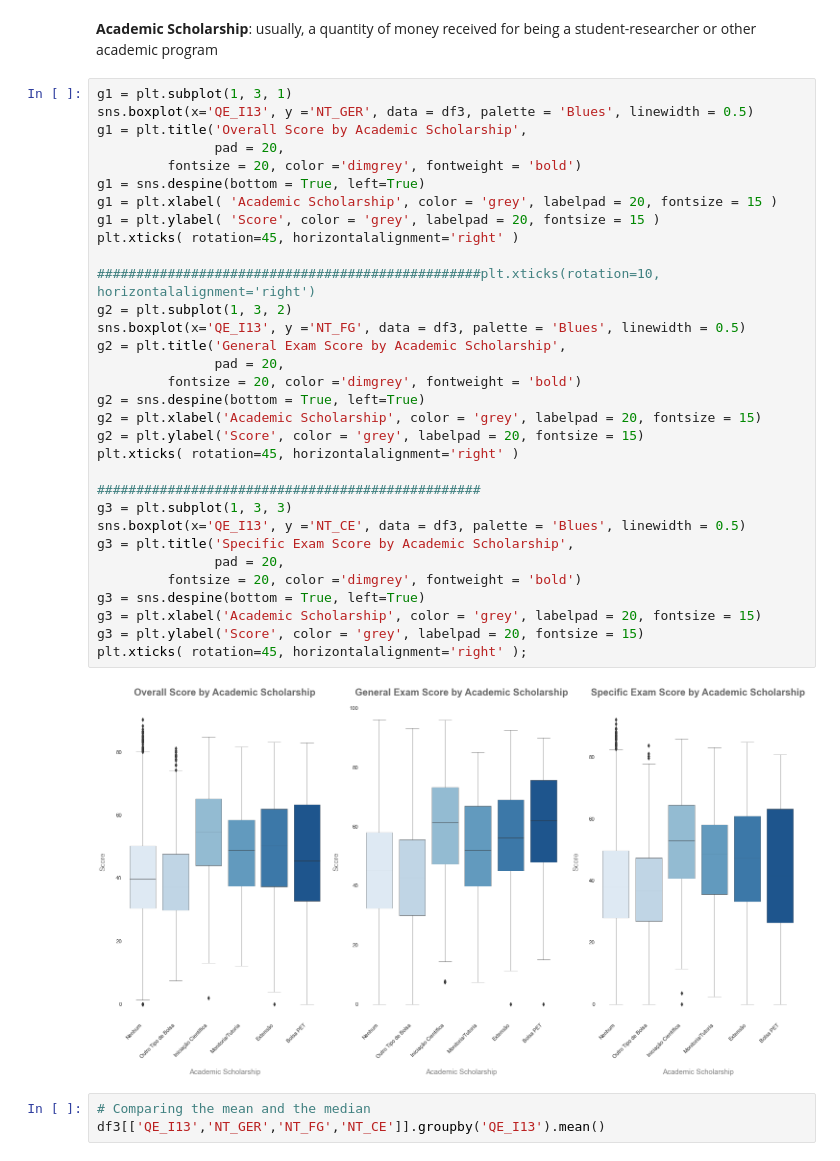
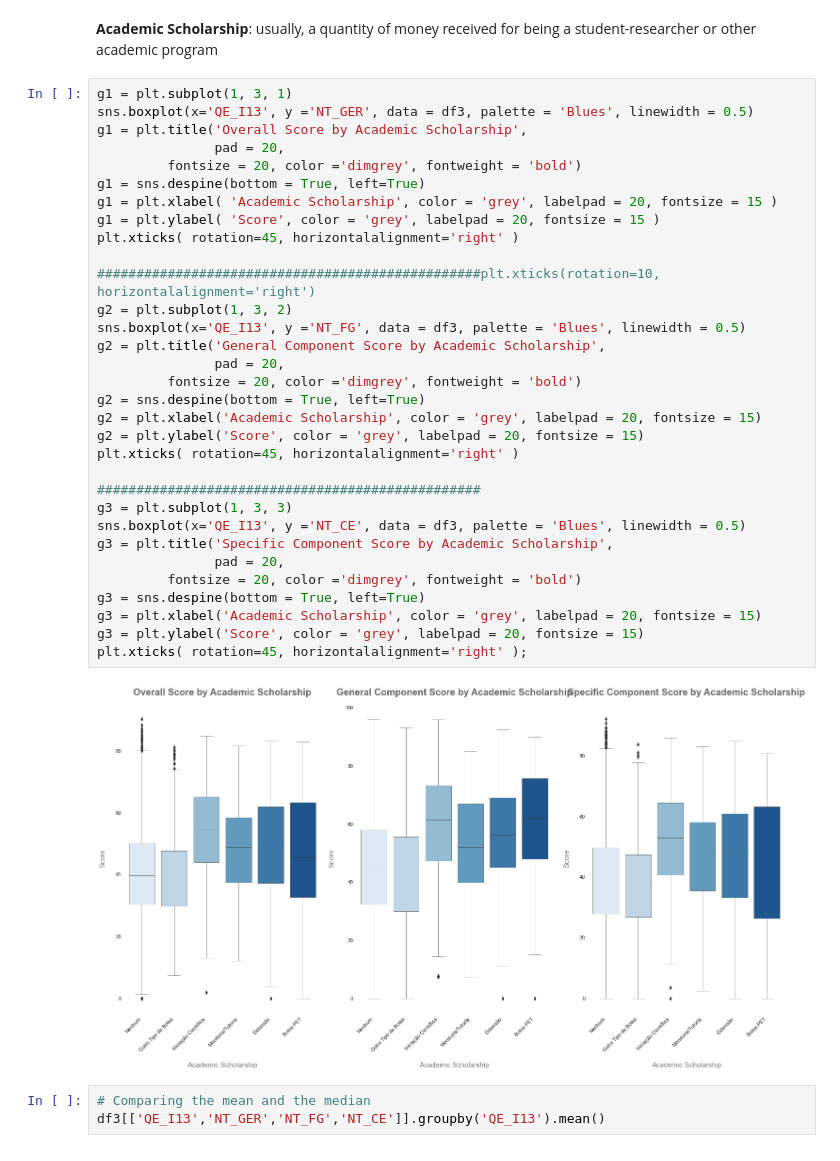
Before and after one commit to KattsonBastos/bahia_enade18_analysis, a Jupyter notebook: notebooks/v01_enade18.ipynb, the cells around one changed output. Drawn from its saved outputs; the diff is of its cells as text.

```diff
--- a/notebooks/v01_enade18.ipynb
+++ b/notebooks/v01_enade18.ipynb
@@ -915,36 +954,36 @@ For these two clases, the null hypothesis can be rejected at the level of 1%. So
 g1 = plt.subplot(1, 3, 1)
 sns.boxplot(x='QE_I13', y ='NT_GER', data = df3, palette = 'Blues', linewidth = 0.5)
 g1 = plt.title('Overall Score by Academic Scholarship',
                pad = 20,
          fontsize = 20, color ='dimgrey', fontweight = 'bold')
 g1 = sns.despine(bottom = True, left=True)
 g1 = plt.xlabel( 'Academic Scholarship', color = 'grey', labelpad = 20, fontsize = 15 )
 g1 = plt.ylabel( 'Score', color = 'grey', labelpad = 20, fontsize = 15 )
 plt.xticks( rotation=45, horizontalalignment='right' )
 
 #################################################plt.xticks(rotation=10, horizontalalignment='right')
 g2 = plt.subplot(1, 3, 2)
 sns.boxplot(x='QE_I13', y ='NT_FG', data = df3, palette = 'Blues', linewidth = 0.5)
-g2 = plt.title('General Exam Score by Academic Scholarship',
+g2 = plt.title('General Component Score by Academic Scholarship',
                pad = 20,
          fontsize = 20, color ='dimgrey', fontweight = 'bold')
 g2 = sns.despine(bottom = True, left=True)
 g2 = plt.xlabel('Academic Scholarship', color = 'grey', labelpad = 20, fontsize = 15)
 g2 = plt.ylabel('Score', color = 'grey', labelpad = 20, fontsize = 15)
 plt.xticks( rotation=45, horizontalalignment='right' )
 
 #################################################
 g3 = plt.subplot(1, 3, 3)
 sns.boxplot(x='QE_I13', y ='NT_CE', data = df3, palette = 'Blues', linewidth = 0.5)
-g3 = plt.title('Specific Exam Score by Academic Scholarship',
+g3 = plt.title('Specific Component Score by Academic Scholarship',
                pad = 20,
          fontsize = 20, color ='dimgrey', fontweight = 'bold')
 g3 = sns.despine(bottom = True, left=True)
 g3 = plt.xlabel('Academic Scholarship', color = 'grey', labelpad = 20, fontsize = 15)
 g3 = plt.ylabel('Score', color = 'grey', labelpad = 20, fontsize = 15)
 plt.xticks( rotation=45, horizontalalignment='right' );
 # %% [output]
-[figure, old version]
+[figure, new version]
 # %%
 # Comparing the mean and the median
 df3[['QE_I13','NT_GER','NT_FG','NT_CE']].groupby('QE_I13').mean()
```
Also changed, not shown: parts of 28 cells of this notebook.
